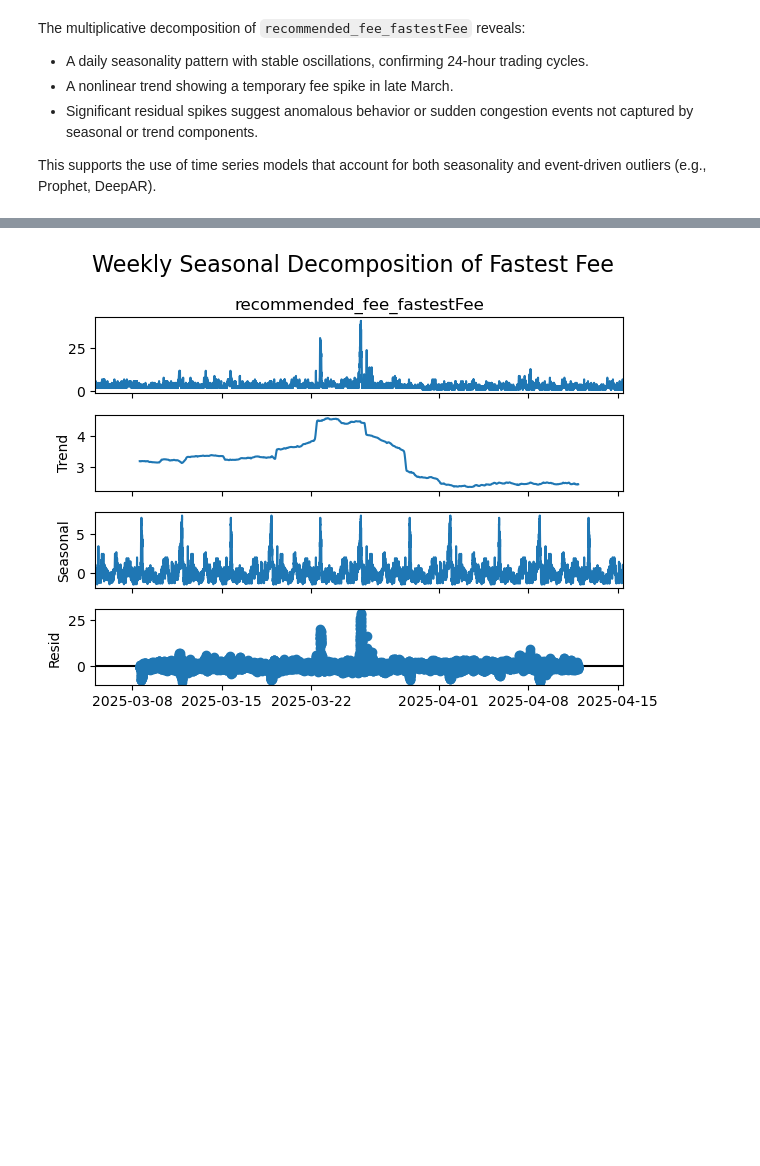
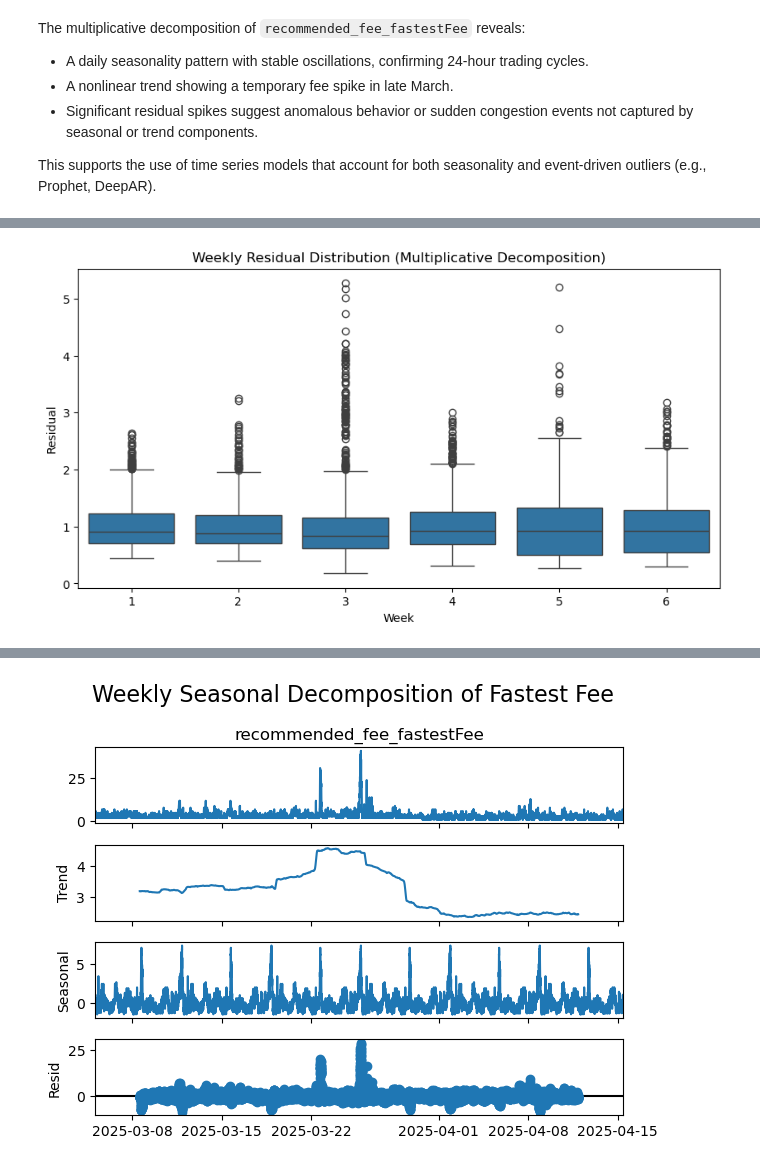
Before and after one commit to UBC-MDS/Capstone_SatCast_Trilemma, a Jupyter notebook: analysis/data_spec.ipynb, the cells around one changed output, grey strips where cells are left out. Saved outputs shown, nothing was run; the diff lists cells and outputs as text; code cells hidden in the pictures; blank space fills up the shorter version.

```diff
--- a/analysis/data_spec.ipynb
+++ b/analysis/data_spec.ipynb
@@ -526,0 +563,11 @@ This supports the use of time series models that account for both seasonality an
+# %%
+# Extract residuals from multiplicative decomposition
+residuals = result_mul.resid.dropna().to_frame(name='resid')
+
+# Create custom week index from timestamp
+start_time = residuals.index.min()
+residuals['week'] = ((residuals.index - start_time) / pd.Timedelta(days=7)).astype(int) + 1
+
+# Calculate summary stats per week
+resid_stats = residuals.groupby('week')['resid'].describe()[['mean', 'std', 'min', 'max']]
+display(resid_stats)
@@ -526,0 +592,9 @@ This supports the use of time series models that account for both seasonality an
+# %%
+plt.figure(figsize=(10, 5))
+sns.boxplot(data=residuals, x='week', y='resid')
+plt.title('Weekly Residual Distribution (Multiplicative Decomposition)')
+plt.ylabel('Residual')
+plt.xlabel('Week')
+plt.show()
+# %% [output]
+[figure, added]
```
Also changed, not shown: parts of 8 cells of this notebook.
